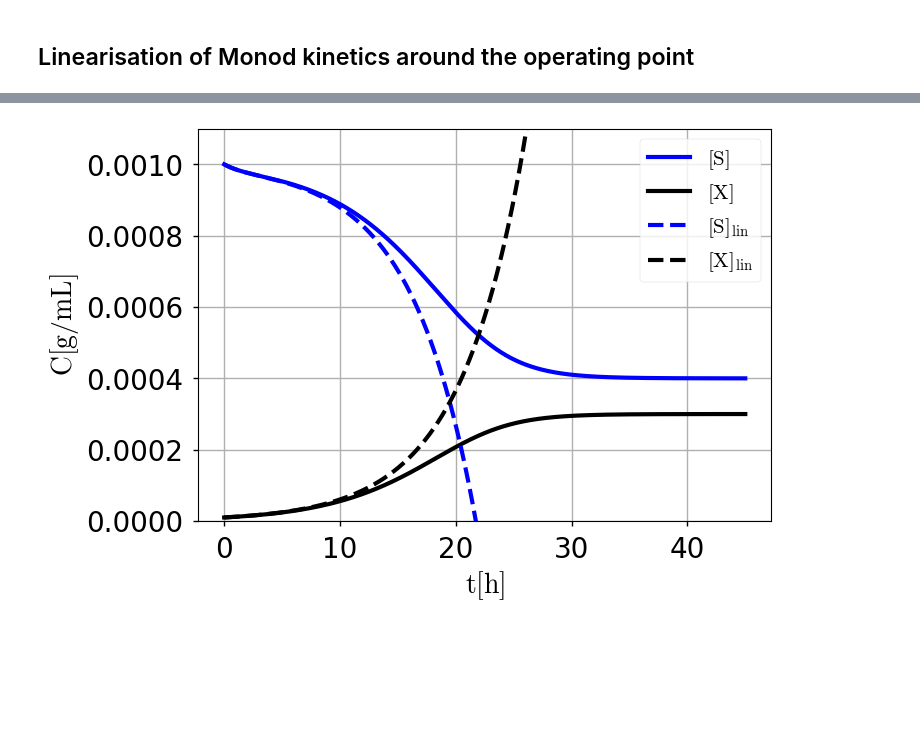
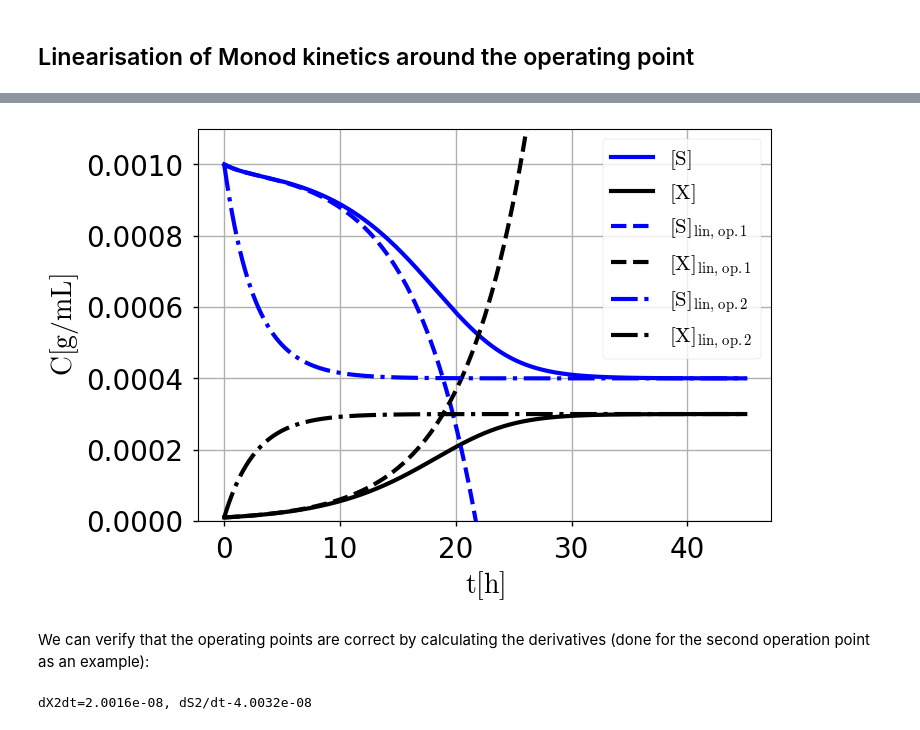
Before and after one commit to davidfernand/modsim_demos, a Jupyter notebook: notebooks/Chapter_3_Linearisation/linearisation_Monod.ipynb, the cells around one changed output, grey strips where cells are left out. Saved outputs shown, nothing was run; the diff lists cells and outputs as text; code cells hidden in the pictures; blank space fills up the shorter version.

```diff
--- a/notebooks/Chapter_3_Linearisation/linearisation_Monod.ipynb
+++ b/notebooks/Chapter_3_Linearisation/linearisation_Monod.ipynb
@@ -124,7 +131,7 @@ def solve_Monod_model(t,u,mu_max,Y,Ks,Q,V,S_in,init):
 # %%
 # We provide the variables
 S_in = 0.001
-S_init = 0
+S_init = 0.001
 X_init = 1e-5
 
 # Python list to be provided for the scipy solver
@@ -138,7 +145,8 @@ V  = 5000
 Y = 0.5
 
 # We define the time array with the start, final, and time step for the scipy integrator
-time = np.arange(0.,200000,10)
+t_final = 40
+time = np.arange(0.,t_final*60*60,10)
 
 # We solve the system
 y = solve_Monod_model(time,init,mu_max,Y,Ks,Q,V,S_in,init)
@@ -155,6 +163,9 @@ ax1 = fig.add_subplot(111)
 ax1.plot(time/60/60,S,'b-',label = r'$\mathrm{[S]}$')
 ax1.plot(time/60/60,X,'k-',label = r'$\mathrm{[X]}$')
 
+ax1.plot(df.index/60/60,df['[S]'],'r--',label = r'$\mathrm{[S],functions/monod}$')
+ax1.plot(df.index/60/60,df['[X]'],'g--',label = r'$\mathrm{[X],functions/monod}$')
+
 ax1.legend(loc=1,fontsize=15)
 ax1.set_ylabel(r'$\mathrm{C[g/mL]}$', fontsize=20)
 ax1.set_xlabel(r'$\mathrm{t[h]}$', fontsize=20,rotation=0)
@@ -193,3 +234,24 @@ def solve_Monod_lin_model(t,u,mu_max,Y,Ks,Q,V,S_in,init):
+# %%
+# We implement different derivatives for the linearised version and solve it
+def solve_Monod_lin_model_2(t,u,mu_max,Y,Ks,Q,V,S_in,init):
+    def model(u,t):
+        '''
+        Differential equation
+        '''
+        # Definition of the second operating point
+        X_op = (Y*Q*(Ks+S_in)-Y*mu_max*S_in*V)/(Q-mu_max*V)
+        S_op = Ks*Q/(mu_max*V-Q)
+        S_in_op = S_in
+
+        # We build the ODE system with the deviation variables
+        dXdt = (mu_max*S_op/(Ks+S_op)-Q/V)*(u[0]-X_op) + Ks*mu_max*X_op/(Ks+S_op)**2*(u[1]-S_op)
+        dSdt = (-mu_max*S_op/(Y*(Ks+S_op)))*(u[0]-X_op)  + (-Ks*mu_max*X_op/(Y*(Ks+S_op)**2) - Q/V)*(u[1]-S_op) + Q/V*(S_in-S_in_op)
+
+
+        return [dXdt,dSdt]
+
+    y=odeint(model,init,time)
+    return y
 # %%
 # Parameters, initial conditions, and time array
 S_in = 0.001
@@ -204,34 +266,52 @@ mu_max = 3e-4
 t_final = 45
 time = np.arange(0.,t_final*60*60,10)
 
 # We solve the correct model
 y = solve_Monod_model(time,init,mu_max,Y,Ks,Q,V,S_in,init)
 X = y[:,0]
 S = y[:,1]
 
 # We solve the linearise version
-ylin = solve_Monod_lin_model(time,init,mu_max,Y,Ks,Q,V,S_in,init)
+ylin = solve_Monod_lin_model_1(time,init,mu_max,Y,Ks,Q,V,S_in,init)
 Xlin = ylin[:,0]
 Slin = ylin[:,1]
+
+ylin2 = solve_Monod_lin_model_2(time,init,mu_max,Y,Ks,Q,V,S_in,init)
+Xlin2 = ylin2[:,0]
+Slin2 = ylin2[:,1]
 
 # We plot the results
 fig = plt.figure(figsize=(7.5,5))
 fig.subplots_adjust(hspace=0.2, wspace = 0.3)
 
 ax1 = fig.add_subplot(111)
 ax1.plot(time/60/60,S,'b-',label = r'$\mathrm{[S]}$')
 ax1.plot(time/60/60,X,'k-',label = r'$\mathrm{[X]}$')
 
-ax1.plot(time/60/60,Slin,'b--',label = r'$\mathrm{[S]_{lin}}$')
-ax1.plot(time/60/60,Xlin,'k--',label = r'$\mathrm{[X]_{lin}}$')
+ax1.plot(time/60/60,Slin,'b--',label = r'$\mathrm{[S]_{lin,\/op. 1}}$')
+ax1.plot(time/60/60,Xlin,'k--',label = r'$\mathrm{[X]_{lin,\/op. 1}}$')
+
+ax1.plot(time/60/60,Slin2,'b-.',label = r'$\mathrm{[S]_{lin,\/op. 2}}$')
+ax1.plot(time/60/60,Xlin2,'k-.',label = r'$\mathrm{[X]_{lin,\/op. 2}}$')
 
 ax1.set_ylim(0,1.10*S_in)
 ax1.legend(loc=1,fontsize=15)
 ax1.set_ylabel(r'$\mathrm{C[g/mL]}$', fontsize=20)
 ax1.set_xlabel(r'$\mathrm{t[h]}$', fontsize=20,rotation=0)
 fig.tight_layout(pad=0.4, w_pad=1, h_pad=1.0)
 #plt.minorticks_on()
 
 plt.show()
 # %% [output]
-[figure, old version]
+[figure, new version]
+# %% [markdown]
+We can verify that the operating points are correct by calculating the derivatives (done for the second operation point as an example):
+# %%
+X_2 = (Y*Q*(Ks+S_in)-Y*mu_max*S_in*V)/(Q-mu_max*V)
+S_2 = Ks*Q/(mu_max*V-Q)
+S_in_2 = S_in
+dX2dt = (mu_max*S_2/(Ks+S_2)-Q/V)*df['[X]'].iloc[-1] + Ks*mu_max*X_2/(Ks+S_2)**2*df['[S]'].iloc[-1]
+dS2dt =(-mu_max*S_2/(Y*(Ks+S_2)))*df['[X]'].iloc[-1]  + (-Ks*mu_max*X_2/(Y*(Ks+S_2)**2) - Q/V)*df['[S]'].iloc[-1] + Q/V*S_in_2
+print('dX2dt={:.4e}, dS2/dt{:.4e}'.format(dX2dt,dS2dt))
+# %% [output]
+dX2dt=2.0016e-08, dS2/dt-4.0032e-08
```
Also changed, not shown: parts of 8 cells of this notebook, 6 other files.
